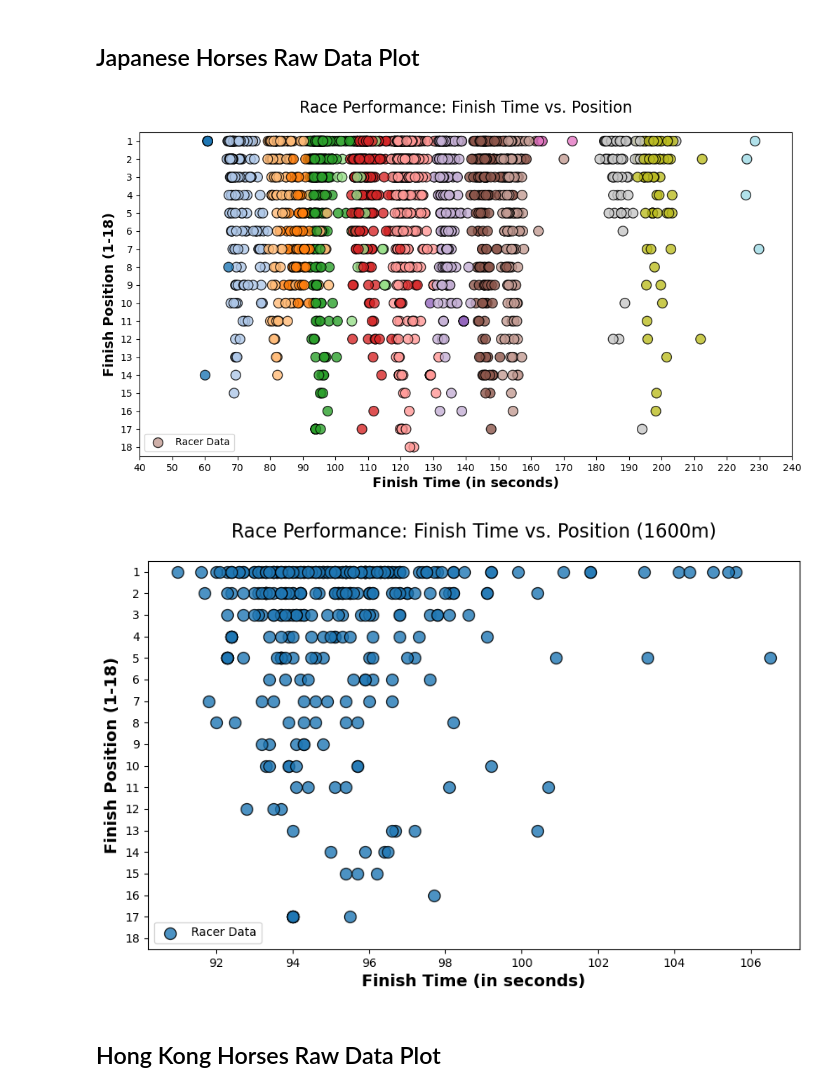
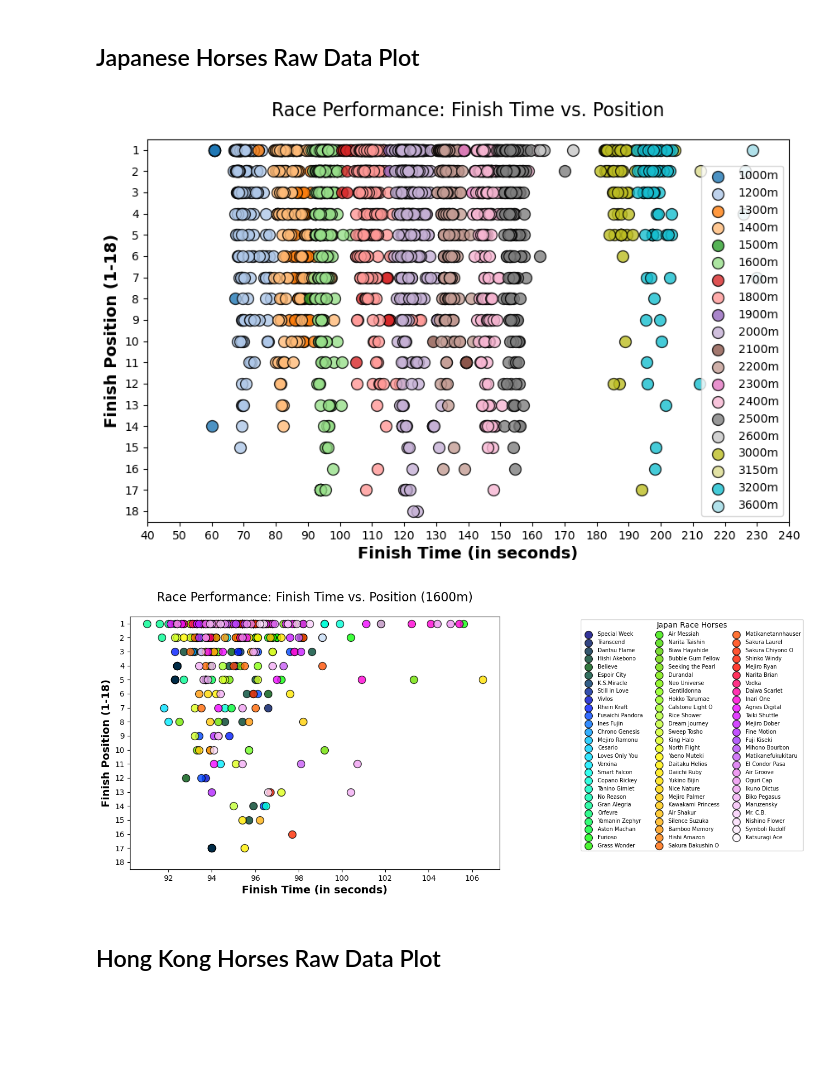
Before and after one commit to gyordong/CS171FinalProject, a Jupyter notebook: The Oguri Model.ipynb, the cells around one changed output. Saved outputs shown, nothing was run; the diff lists cells and outputs as text; code cells hidden in the pictures; blank space fills up the shorter version.

Commit message:
updated the legends of the raw plots

```diff
--- a/The Oguri Model.ipynb
+++ b/The Oguri Model.ipynb
@@ -151,49 +154,67 @@ df_hk.head()
 # %%
 jp_distances = [1000, 1200, 1300, 1400, 1500, 1600, 1700, 1800, 1900, 2000, 2100, 2200, 2300, 2400, 2500, 2600, 3000, 3150, 3200, 3600]
 jp_xticks = [40, 250, 10]
 
 # Code for raw data plot
 def raw_data_plot(distances, df, xticks_vars):
-    plt.figure(figsize=(12, 6))
-    cmap = plt.colormaps.get_cmap('tab20')
-    cmap = mpl_colors.ListedColormap(cmap(range(len(distances))))
-    plot_colors = [cmap(i) for i in range(len(distances))]
-    color_map = dict(zip(distances, plot_colors))
+    plt.figure(figsize=(10, 6))
+    cmap_base = plt.colormaps.get_cmap('tab20')
 
-    scatter = plt.scatter(df['FINISHTIME'], df['FINISHPOSITION'],
-                c=df['DISTANCE'],
-                cmap= cmap,      # A nice blue color
-                edgecolor='black',     # Black border for clarity
-                s=100,                 # Marker size
-                alpha=0.8,             # Transparency
-                label='Racer Data')
+    colors = cmap_base(np.linspace(0, 1, len(distances)))
+
+    for i, distance in enumerate(distances):
+        df_subset = df[df['DISTANCE'] == distance]
+
+        if not df_subset.empty:
+            plt.scatter(df_subset['FINISHTIME'], df_subset['FINISHPOSITION'],
+                        c=[colors[i]],
+                        edgecolor='black',     # Black border for clarity
+                        s=100,                 # Marker size
+                        alpha=0.8,             # Transparency
+                        label=f'{distance}m')
     plt.legend()
 
     plt.xlabel('Finish Time (in seconds)', fontsize=14, fontweight='bold')
     plt.ylabel('Finish Position (1-18)', fontsize=14, fontweight='bold')
     plt.title('Race Performance: Finish Time vs. Position', fontsize=16, pad=20)
     plt.gca().invert_yaxis()
     plt.ylim(18.5, 0.5)
     xticks = plt.xticks(list(range(xticks_vars[0], xticks_vars[1], xticks_vars[2])))
     yticks = plt.yticks(list(range(1, 19)))
 
 raw_data_plot(jp_distances, df_jp, jp_xticks)
 # %% [output]
-[figure, old version]
+[figure, new version]
 # %%
 # Code for raw data plot for just distance = 1600
 jp_1600_df = df_jp[df_jp['DISTANCE'] == 1600]
 
-def filtered_raw_data_plot(df):
+def filtered_raw_data_plot(df, df_type):
+    unique_horses = df['NAME'].unique()
+    num_horses = len(unique_horses)
+
+    cmap_base = plt.colormaps.get_cmap('gist_ncar')
+    colors = cmap_base(np.linspace(0, 1, num_horses))
+
     plt.figure(figsize=(10, 6))
-    plt.scatter(df['FINISHTIME'], df['FINISHPOSITION'],
-            edgecolor='black',
-            s=100,
-            alpha=0.8,
-            label='Racer Data')
+    for i, horse_name in enumerate(unique_horses):
+            df_subset = df[df['NAME'] == horse_name]
 
-    plt.legend()
+            color_index = i % len(colors)
 
+            if not df_subset.empty:
+                plt.scatter(df_subset['FINISHTIME'], df_subset['FINISHPOSITION'],
+                            c=[colors[color_index]],
+                            edgecolor='black',
+                            s=100,
+                            alpha=0.8,
+                            label=horse_name)
+
+    # bbox_to_anchor controls the position of the legend (necessary to get it outside of the plot)
+    plt.legend(title=f'{df_type} Race Horses',ncol=3, fontsize=7, bbox_to_anchor=(1.52, 1), loc='upper center')
+    # https://www.geeksforgeeks.org/python/matplotlib-pyplot-subplots_adjust-in-python/
+    # used to adjust the spacing of the subplots (necessary since the legend is outside of the plot)
+    plt.subplots_adjust(right=0.80)
     # color code for individual horses? @andrei
 
     plt.xlabel('Finish Time (in seconds)', fontsize=14, fontweight='bold')
@@ -202,11 +223,12 @@ def filtered_raw_data_plot(df):
     plt.gca().invert_yaxis()
     plt.ylim(18.5, 0.5)
     yticks = plt.yticks(list(range(1, 19)))
+    plt.show()
 
 
-filtered_raw_data_plot(jp_1600_df)
+filtered_raw_data_plot(jp_1600_df, 'Japan')
 # %% [output]
-[figure, old version]
+[figure, new version]
 # %% [markdown]
 ## Hong Kong Horses Raw Data Plot
 # %%
```
Also changed, not shown: parts of 3 cells of this notebook.
